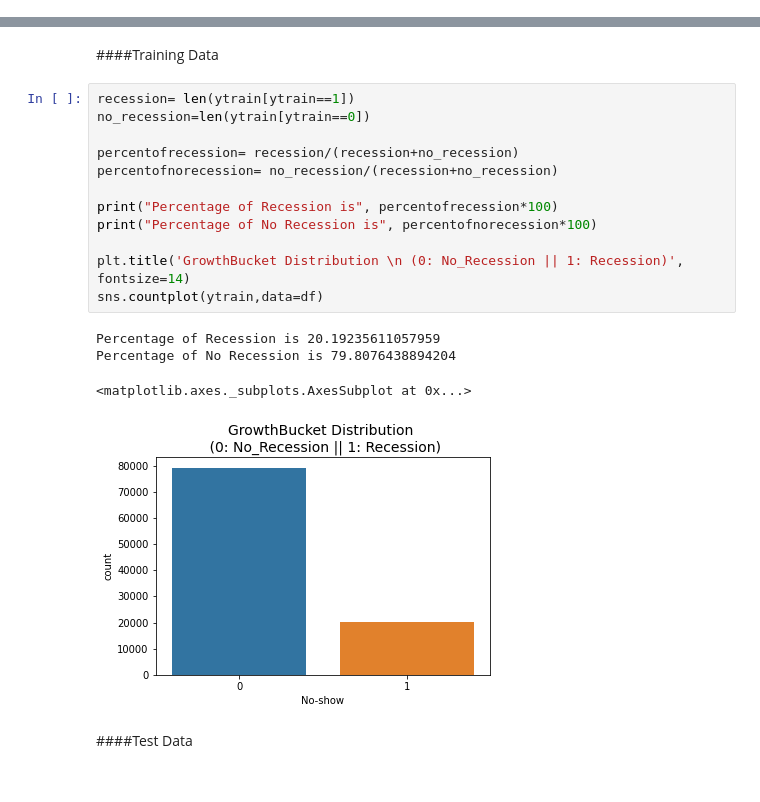
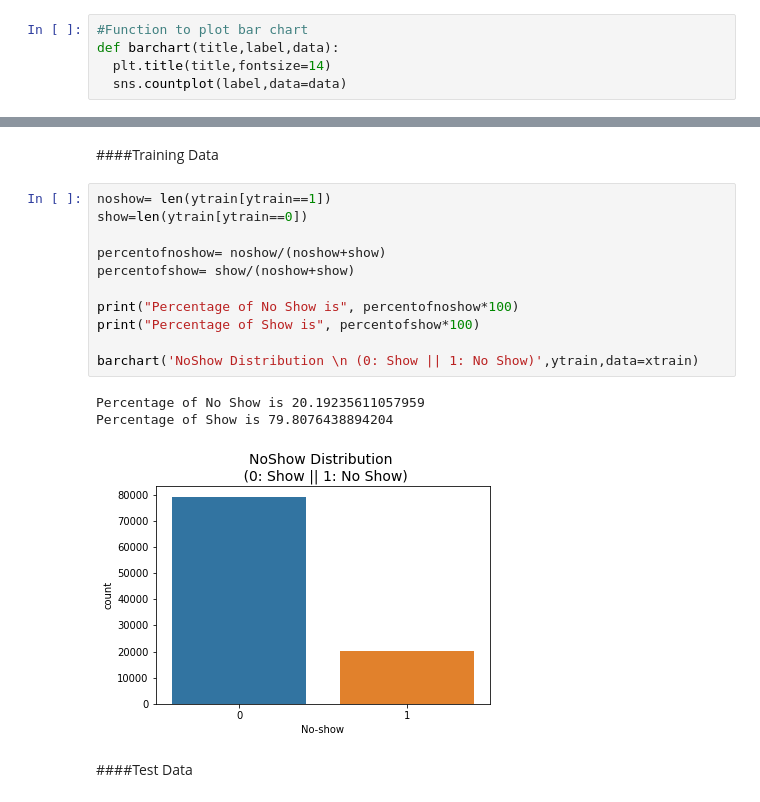
Before and after one commit to thiviyan98/ThiviyanNanthakumarCE888, a Jupyter notebook: Assignment_2/Ass2Data2.ipynb, the cells around one changed output, grey strips where cells are left out. Saved outputs shown, nothing was run; the diff lists cells and outputs as text.

```diff
--- a/Assignment_2/Ass2Data2.ipynb
+++ b/Assignment_2/Ass2Data2.ipynb
@@ -155,4 +164,9 @@ Preprocessing is not necessary for this dataset
 ###Bar Graph for distribution
 # %% [markdown]
 The distributions shows how skewed these features are.
+# %%
+#Function to plot bar chart
+def barchart(title,label,data):
+  plt.title(title,fontsize=14)
+  sns.countplot(label,data=data)
 # %%
@@ -354,22 +370,20 @@ for train_index, test_index in skf.split(x, y):
 # %% [markdown]
 ####Training Data
 # %%
-recession= len(ytrain[ytrain==1])
-no_recession=len(ytrain[ytrain==0])
+noshow= len(ytrain[ytrain==1])
+show=len(ytrain[ytrain==0])
 
-percentofrecession= recession/(recession+no_recession)
-percentofnorecession= no_recession/(recession+no_recession)
+percentofnoshow= noshow/(noshow+show)
+percentofshow= show/(noshow+show)
 
-print("Percentage of Recession is", percentofrecession*100)
-print("Percentage of No Recession is", percentofnorecession*100)
+print("Percentage of No Show is", percentofnoshow*100)
+print("Percentage of Show is", percentofshow*100)
 
-plt.title('GrowthBucket Distribution \n (0: No_Recession || 1: Recession)', fontsize=14)
-sns.countplot(ytrain,data=df)
+barchart('NoShow Distribution \n (0: Show || 1: No Show)',ytrain,data=xtrain)
 # %% [output]
-Percentage of Recession is 20.19235611057959
-Percentage of No Recession is 79.8076438894204
+Percentage of No Show is 20.19235611057959
+Percentage of Show is 79.8076438894204
-<matplotlib.axes._subplots.AxesSubplot at 0x...>
-[figure, old version]
+[figure, new version]
 # %% [markdown]
 ####Test Data
 # %%
```
Also changed, not shown: parts of 34 cells of this notebook.
